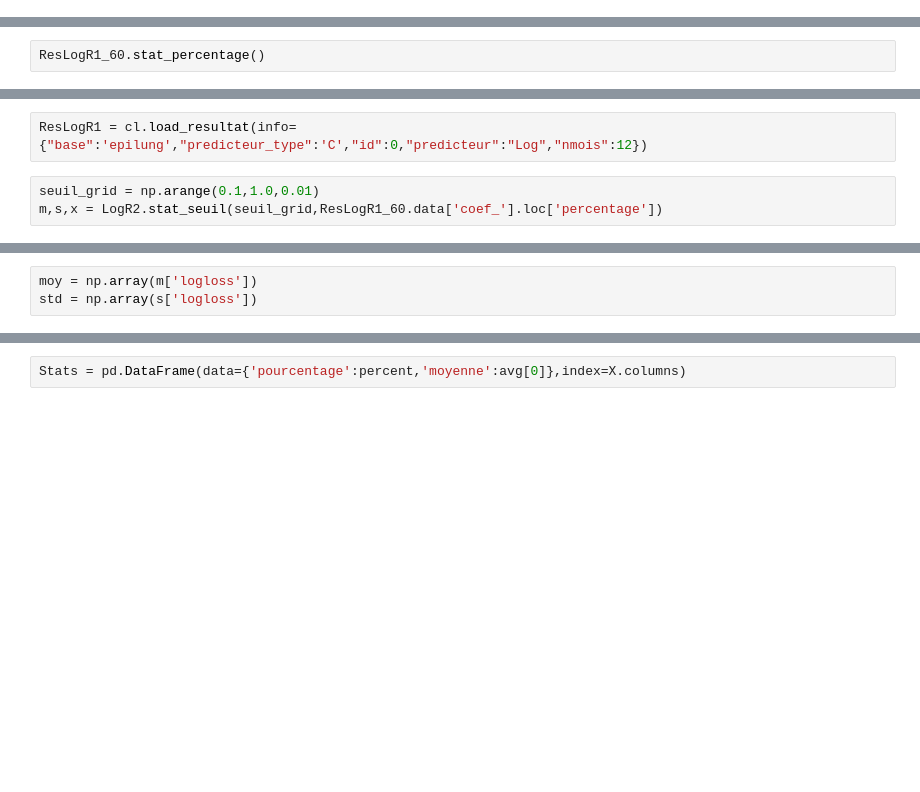
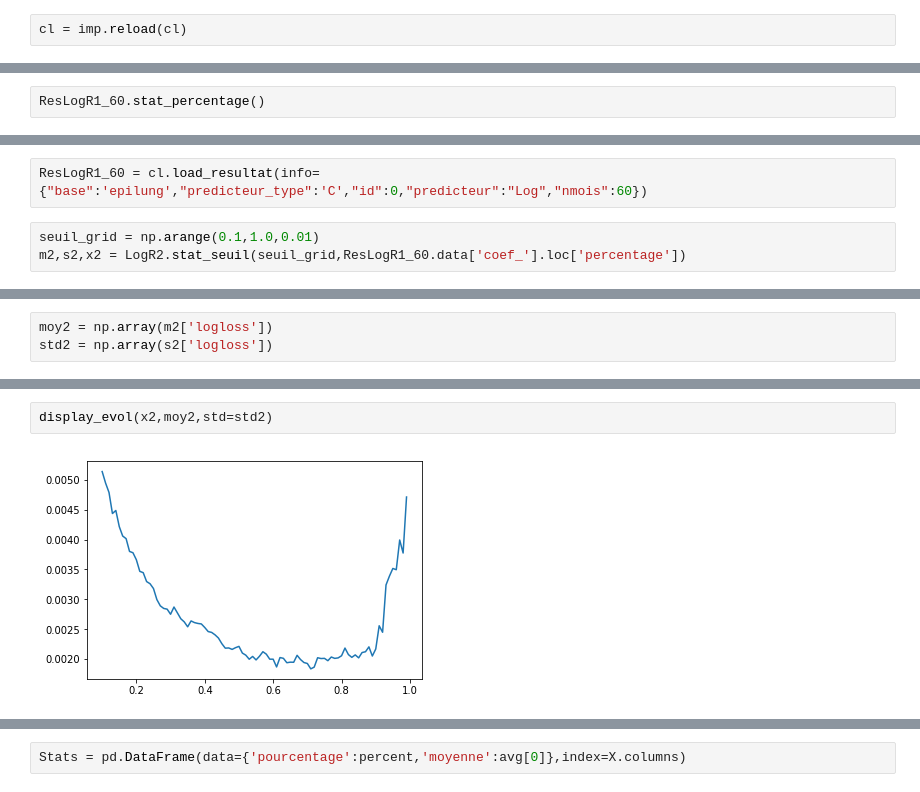
Before and after one commit to MerlinDumeur/PredVir, a Jupyter notebook: Rapport.ipynb, the cells around one changed output, grey strips where cells are left out. Saved outputs shown, nothing was run; the diff lists cells and outputs as text; blank space fills up the shorter version.

```diff
--- a/Rapport.ipynb
+++ b/Rapport.ipynb
@@ -917,6 +943,8 @@ X = pd.read_csv(base+rf'/X_classification-{nmois}.csv',index_col=0)
 Y = pd.read_csv(base+rf'/Y_classification-{nmois}.csv',index_col=0,header=None)
 # %%
 kfold = KFold(n_splits = 5,shuffle=True)
+# %%
+cl = imp.reload(cl)
 # %%
 LogR2 = cl.LinearClassifieur(LogisticRegression(penalty='l2',C=1.0),nmois,rkfold,X=X,Y=Y[1])
 LogR1 = cl.LinearClassifieur(LogisticRegression(penalty="l1",C=1.0),nmois,rkfold,X=X,Y=Y[1])
@@ -1005,5 +1033,5 @@ ValueError: max() arg is an empty sequence
 # %%
-ResLogR1 = cl.load_resultat(info={"base":'epilung',"predicteur_type":'C',"id":0,"predicteur":"Log","nmois":12})
+ResLogR1_60 = cl.load_resultat(info={"base":'epilung',"predicteur_type":'C',"id":0,"predicteur":"Log","nmois":60})
 # %%
 seuil_grid = np.arange(0.1,1.0,0.01)
-m,s,x = LogR2.stat_seuil(seuil_grid,ResLogR1_60.data['coef_'].loc['percentage'])
+m2,s2,x2 = LogR2.stat_seuil(seuil_grid,ResLogR1_60.data['coef_'].loc['percentage'])
@@ -1031,3 +1038,3 @@ PyImport.ipynb                Y_regression.csv
 # %%
-moy = np.array(m['logloss'])
-std = np.array(s['logloss'])
+moy2 = np.array(m2['logloss'])
+std2 = np.array(s2['logloss'])
@@ -1042,2 +1071,6 @@ Xk = X[I]
+# %%
+display_evol(x2,moy2,std=std2)
+# %% [output]
+[figure, added]
 # %%
 percent,avg = LogR1.feature_relevance(100,0)
```
Also changed, not shown: parts of 72 cells of this notebook, 3 other files.
